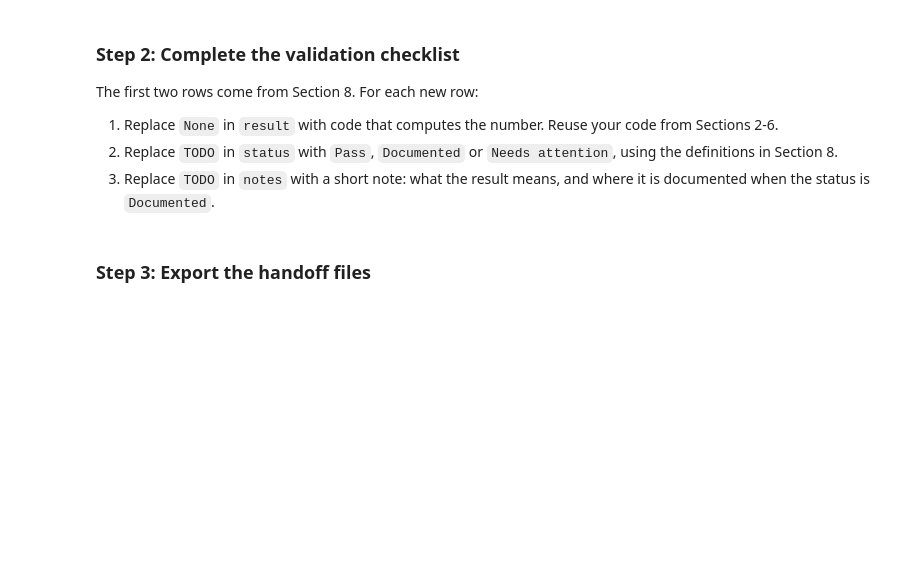
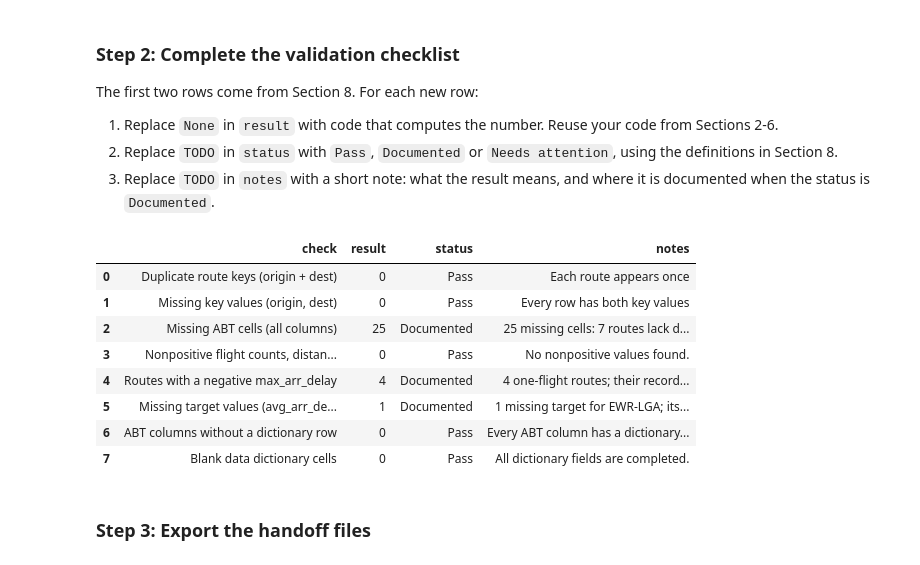
Before and after one commit to pipvep/pipvep-ban6003-week11-pip, a Jupyter notebook: notebooks/module11_abt_documentation_guided_lab.ipynb, the cells around one changed output. Cells and saved outputs as stored; diff of their text form; code cells hidden in the pictures; blank space fills up the shorter version.

```diff
--- a/notebooks/module11_abt_documentation_guided_lab.ipynb
+++ b/notebooks/module11_abt_documentation_guided_lab.ipynb
@@ -526,21 +739,67 @@ The first two rows come from Section 8. For each new row:
 # %%
 # Offline Assignment, step 2 - complete the validation checklist.
 # Hints:
 # - Missing ABT cells: .isna().sum().sum() on route_abt.
 # - Nonpositive values: add up the three Boolean checks from Section 4.
 # - Negative max_arr_delay: the condition from Your Turn 3, then .sum().
 # - ABT columns without a dictionary row: compare route_abt.columns with data_dictionary["column_name"].
 # - Blank dictionary cells: select doc_fields, .fillna(""), strip whitespace, compare to "", then sum twice.
 validation_checklist = pd.DataFrame(checklist_rows + [
-    {"check": "Missing ABT cells (all columns)", "result": None, "status": "TODO", "notes": "TODO"},
-    {"check": "Nonpositive flight counts, distances and air times", "result": None, "status": "TODO", "notes": "TODO"},
-    {"check": "Routes with a negative max_arr_delay", "result": None, "status": "TODO", "notes": "TODO"},
-    {"check": "Missing target values (avg_arr_delay)", "result": None, "status": "TODO", "notes": "TODO"},
-    {"check": "ABT columns without a dictionary row", "result": None, "status": "TODO", "notes": "TODO"},
-    {"check": "Blank data dictionary cells", "result": None, "status": "TODO", "notes": "TODO"},
+    {
+        "check": "Missing ABT cells (all columns)",
+        "result": route_abt.isna().sum().sum(),
+        "status": "Documented",
+        "notes": "25 missing cells: 7 routes lack destination lookup details; EWR-LGA lacks delay and air-time measures."
+    },
+    {
+        "check": "Nonpositive flight counts, distances and air times",
+        "result": (
+            (route_abt["flight_count"] < 0).sum()
+            + (route_abt["avg_distance"] <= 0).sum()
+            + (route_abt["avg_air_time"] <= 0).sum()
+        ),
+        "status": "Pass",
+        "notes": "No nonpositive values found."
+    },
+    {
+        "check": "Routes with a negative max_arr_delay",
+        "result": (route_abt["max_arr_delay"] < 0).sum(),
+        "status": "Documented",
+        "notes": "4 one-flight routes; their recorded flights arrived early, as noted in the dictionary."
+    },
+    {
+        "check": "Missing target values (avg_arr_delay)",
+        "result": route_abt["avg_arr_delay"].isna().sum(),
+        "status": "Documented",
+        "notes": "1 missing target for EWR-LGA; its only flight was cancelled."
+    },
+    {
+        "check": "ABT columns without a dictionary row",
+        "result": len(set(route_abt.columns) - set(data_dictionary["column_name"])),
+        "status": "Pass",
+        "notes": "Every ABT column has a dictionary row."
+    },
+    {
+        "check": "Blank data dictionary cells",
+        "result": data_dictionary[doc_fields].fillna("").apply(
+            lambda column: column.str.strip().eq("")
+        ).sum().sum(),
+        "status": "Pass",
+        "notes": "All dictionary fields are completed."
+    },
 ])
 
 validation_checklist
+# %% [output]
+|  | check | result | status | notes |
+| 0 | Duplicate route keys (origin + dest) | 0 | Pass | Each route appears once |
+| 1 | Missing key values (origin, dest) | 0 | Pass | Every row has both key values |
+| 2 | Missing ABT cells (all columns) | 25 | Documented | 25 missing cells: 7 routes lack d... |
+| 3 | Nonpositive flight counts, distan... | 0 | Pass | No nonpositive values found. |
+| 4 | Routes with a negative max_arr_delay | 4 | Documented | 4 one-flight routes; their record... |
+| 5 | Missing target values (avg_arr_de... | 1 | Documented | 1 missing target for EWR-LGA; its... |
+| 6 | ABT columns without a dictionary row | 0 | Pass | Every ABT column has a dictionary... |
+| 7 | Blank data dictionary cells | 0 | Pass | All dictionary fields are completed. |
 # %% [markdown]
 ### Step 3: Export the handoff files
 # %%
```
Also changed, not shown: parts of 32 cells of this notebook, 3 other files.
